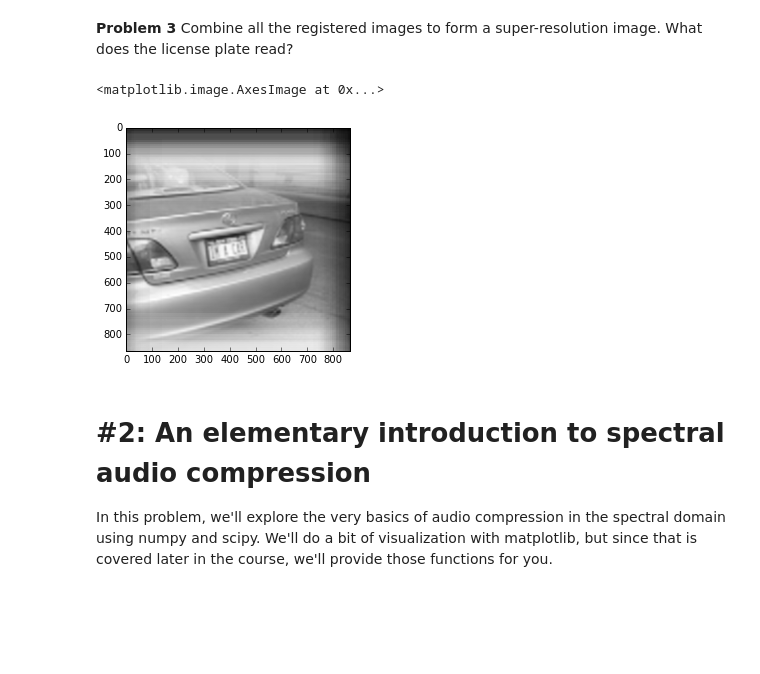
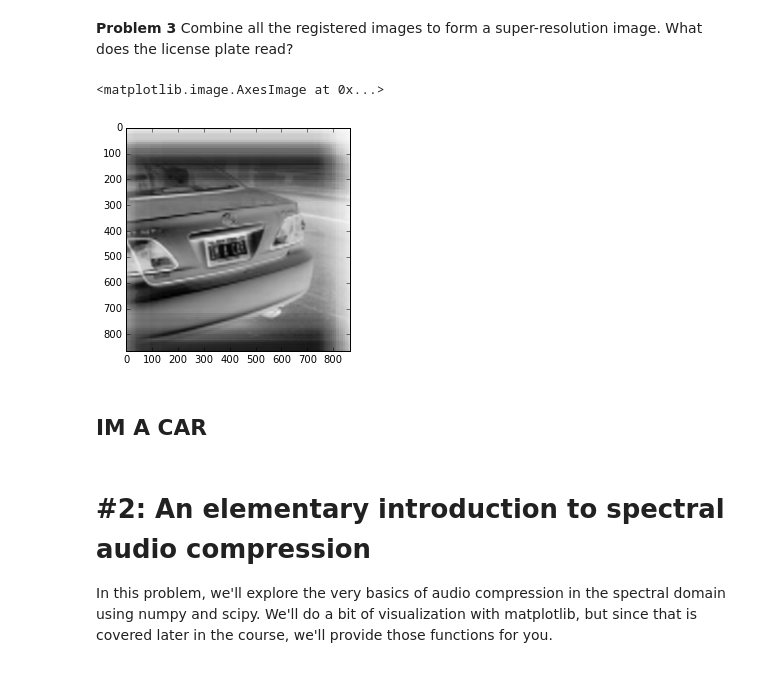
Before and after one commit to cyivy1992/AY250-homeworks, a Jupyter notebook: hw_1/hw_1_assignment.ipynb, the cells around one changed output. Saved outputs shown, nothing was run; the diff lists cells and outputs as text; code cells hidden in the pictures; blank space fills up the shorter version.

```diff
--- a/hw_1/hw_1_assignment.ipynb
+++ b/hw_1/hw_1_assignment.ipynb
@@ -171,10 +173,12 @@ for i, (image, shift) in enumerate(zip(images_resized, offsets)):
 **Problem 3** Combine all the registered images to form a super-resolution image. What does the license plate read?
 # %%
 image_combined = np.mean(images_shifted, axis = 0) # equivalent as adding together
-plt.imshow(image_combined, cmap=plt.cm.gray)
+plt.imshow(image_combined, cmap=plt.cm.Greys)
 # %% [output]
 <matplotlib.image.AxesImage at 0x...>
-[figure, old version]
+[figure, new version]
+# %% [markdown]
+## IM A CAR
 # %% [markdown]
 # #2: An elementary introduction to spectral audio compression
 
```
Also changed, not shown: parts of 11 cells of this notebook.
